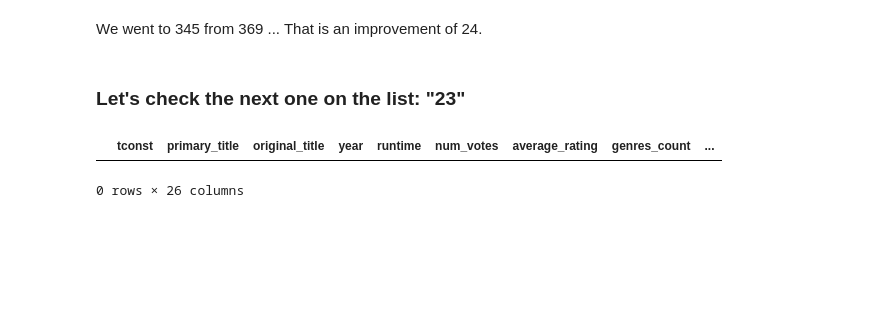
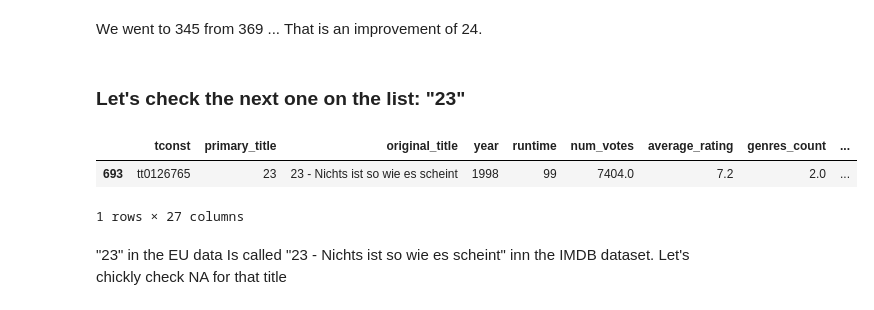
Before and after one commit to tk87-hono/data_analytics_24_4-Capstone_Movie_Group, a Jupyter notebook: Improving_merge_eu_na_IMDB.ipynb, the cells around one changed output. Drawn from its saved outputs; the diff is of its cells as text; code cells hidden in the pictures; blank space fills up the shorter version.

```diff
--- a/Improving_merge_eu_na_IMDB.ipynb
+++ b/Improving_merge_eu_na_IMDB.ipynb
@@ -522,7 +522,11 @@ That is an improvement of 24.
 # %% [markdown]
 ### Let's check the next one on the list: "23"
 # %%
-imdb_df[imdb_df["tconst"] == "tt1869689"]
+imdb_df[imdb_df["tconst"] == "tt0126765"]
 # %% [output]
 |  | tconst | primary_title | original_title | year | runtime | num_votes | average_rating | genres_count | ... |
+| 693 | tt0126765 | 23 | 23 - Nichts ist so wie es scheint | 1998 | 99 | 7404.0 | 7.2 | 2.0 | ... |
-0 rows × 26 columns
+1 rows × 27 columns
+# %% [markdown]
+"23" in the EU data Is called "23 - Nichts ist so wie es scheint" inn the IMDB dataset.
+Let's chickly check NA for that title
```
Also changed, not shown: parts of 31 cells of this notebook.
